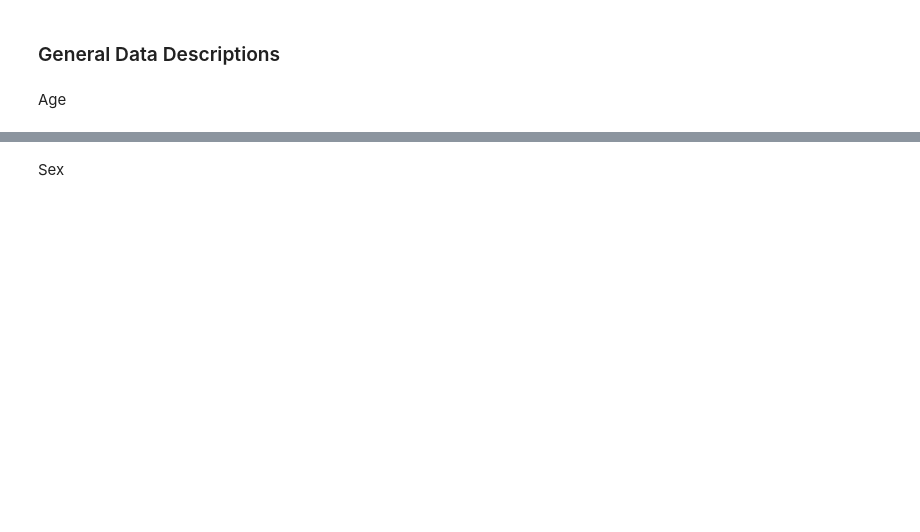
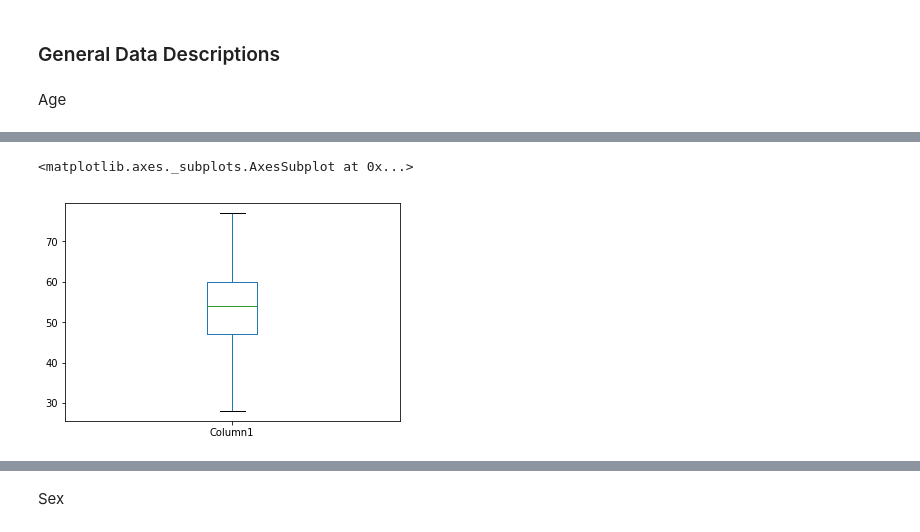
Before and after one commit to abrampers/heartdisease, a Jupyter notebook: notebook/Tubes 2 - Exploratory Data Analysis.ipynb, the cells around one changed output, grey strips where cells are left out. Drawn from its saved outputs; the diff is of its cells as text; code cells hidden in the pictures; blank space fills up the shorter version.

```diff
--- a/notebook/Tubes 2 - Exploratory Data Analysis.ipynb
+++ b/notebook/Tubes 2 - Exploratory Data Analysis.ipynb
@@ -82,0 +116,5 @@ heart_disease['train']['Column1'].describe()
+# %%
+heart_disease['train']['Column1'].plot.box()
+# %% [output]
+<matplotlib.axes._subplots.AxesSubplot at 0x...>
+[figure, added]
```
Also changed, not shown: parts of 42 cells of this notebook, 1 other file.
